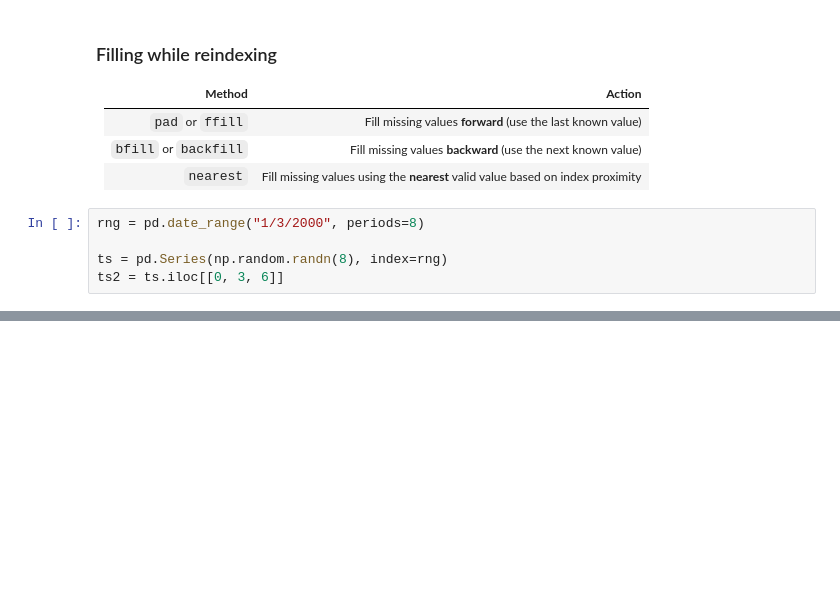
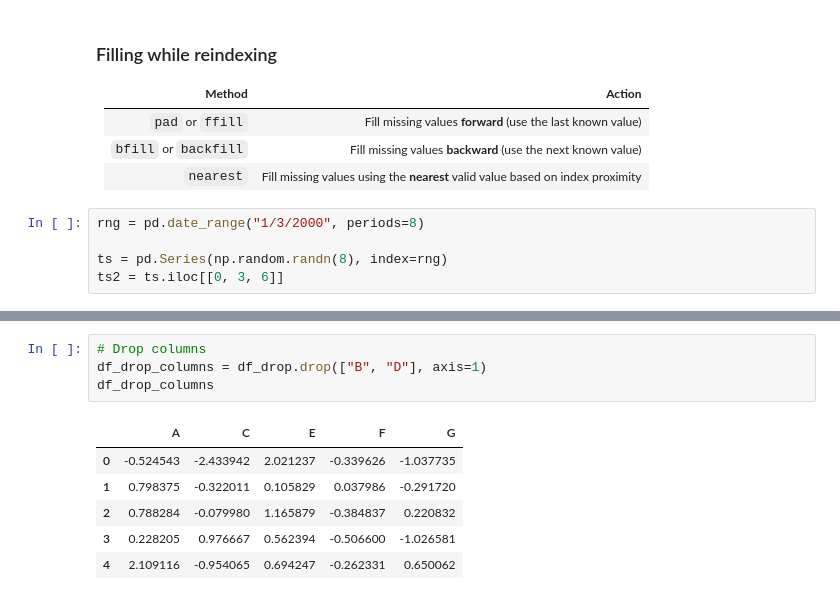
Before and after one commit to KumudithaSilva/pandas-data-science, a Jupyter notebook: Essential_Basis/essential_basis.ipynb, the cells around one changed output, grey strips where cells are left out. Drawn from its saved outputs; the diff is of its cells as text; blank space fills up the shorter version.

```diff
--- a/Essential_Basis/essential_basis.ipynb
+++ b/Essential_Basis/essential_basis.ipynb
@@ -438,0 +451,11 @@ Freq: D, dtype: float64
+# %%
+# Drop columns
+df_drop_columns = df_drop.drop(["B", "D"], axis=1)
+df_drop_columns
+# %% [output]
+|  | A | C | E | F | G |
+| 0 | -0.524543 | -2.433942 | 2.021237 | -0.339626 | -1.037735 |
+| 1 | 0.798375 | -0.322011 | 0.105829 | 0.037986 | -0.291720 |
+| 2 | 0.788284 | -0.079980 | 1.165879 | -0.384837 | 0.220832 |
+| 3 | 0.228205 | 0.976667 | 0.562394 | -0.506600 | -1.026581 |
+| 4 | 2.109116 | -0.954065 | 0.694247 | -0.262331 | 0.650062 |
```
Also changed, not shown: parts of 29 cells of this notebook.
